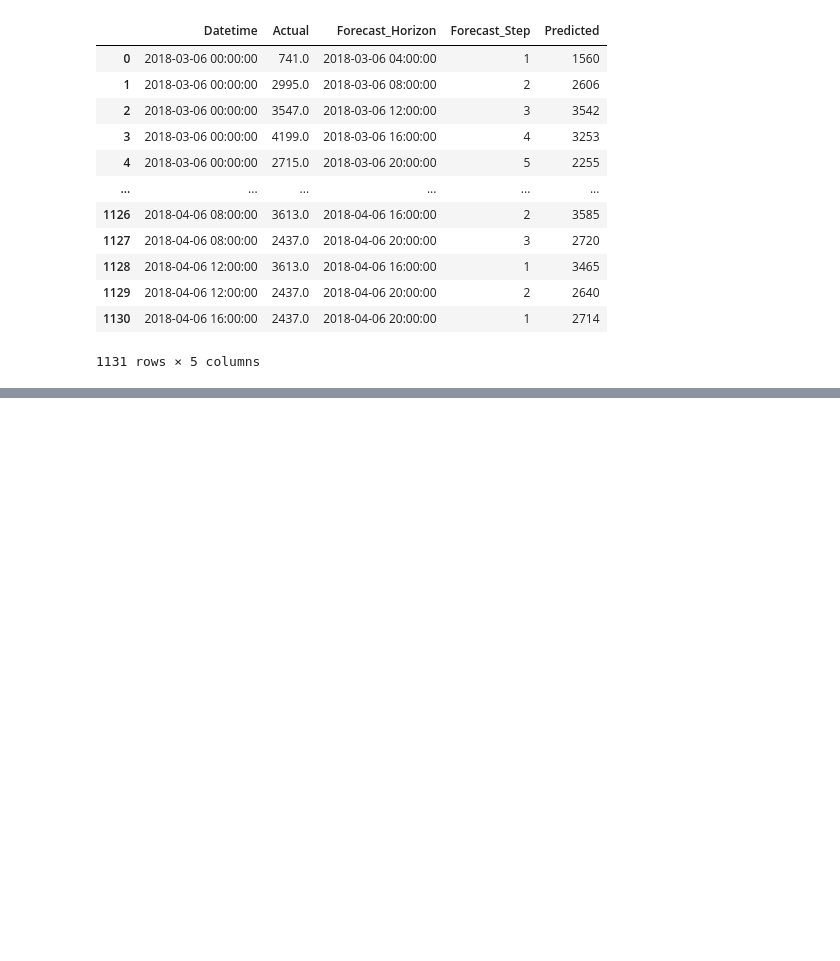
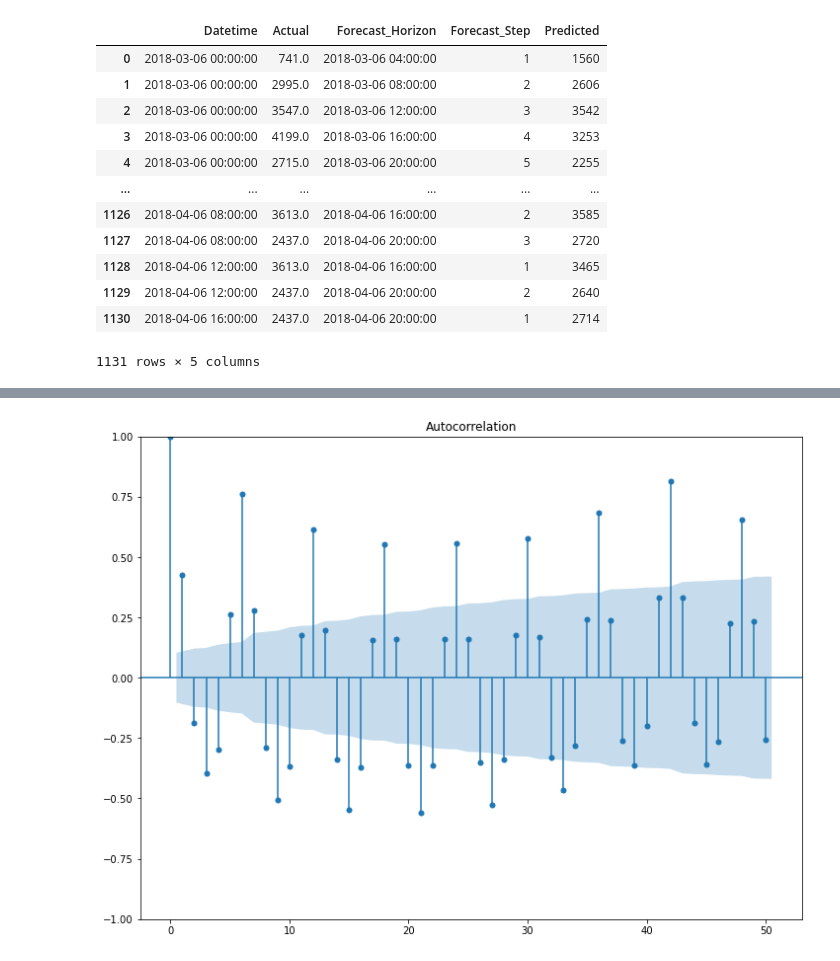
Before and after one commit to wang-yiche/DS5500-Project, a Jupyter notebook: Untitled.ipynb, the cells around one changed output, grey strips where cells are left out. Cells and saved outputs as stored; diff of their text form; code cells hidden in the pictures; blank space fills up the shorter version.

```diff
--- a/Untitled.ipynb
+++ b/Untitled.ipynb
@@ -101,0 +133,6 @@ new_tool.test_forecast
+# %%
+from statsmodels.graphics.tsaplots import plot_acf
+plot_acf(train[:360], lags=50)
+pyplot.show()
+# %% [output]
+[figure, added]
```
Also changed, not shown: parts of 7 cells of this notebook, 4 other files.
